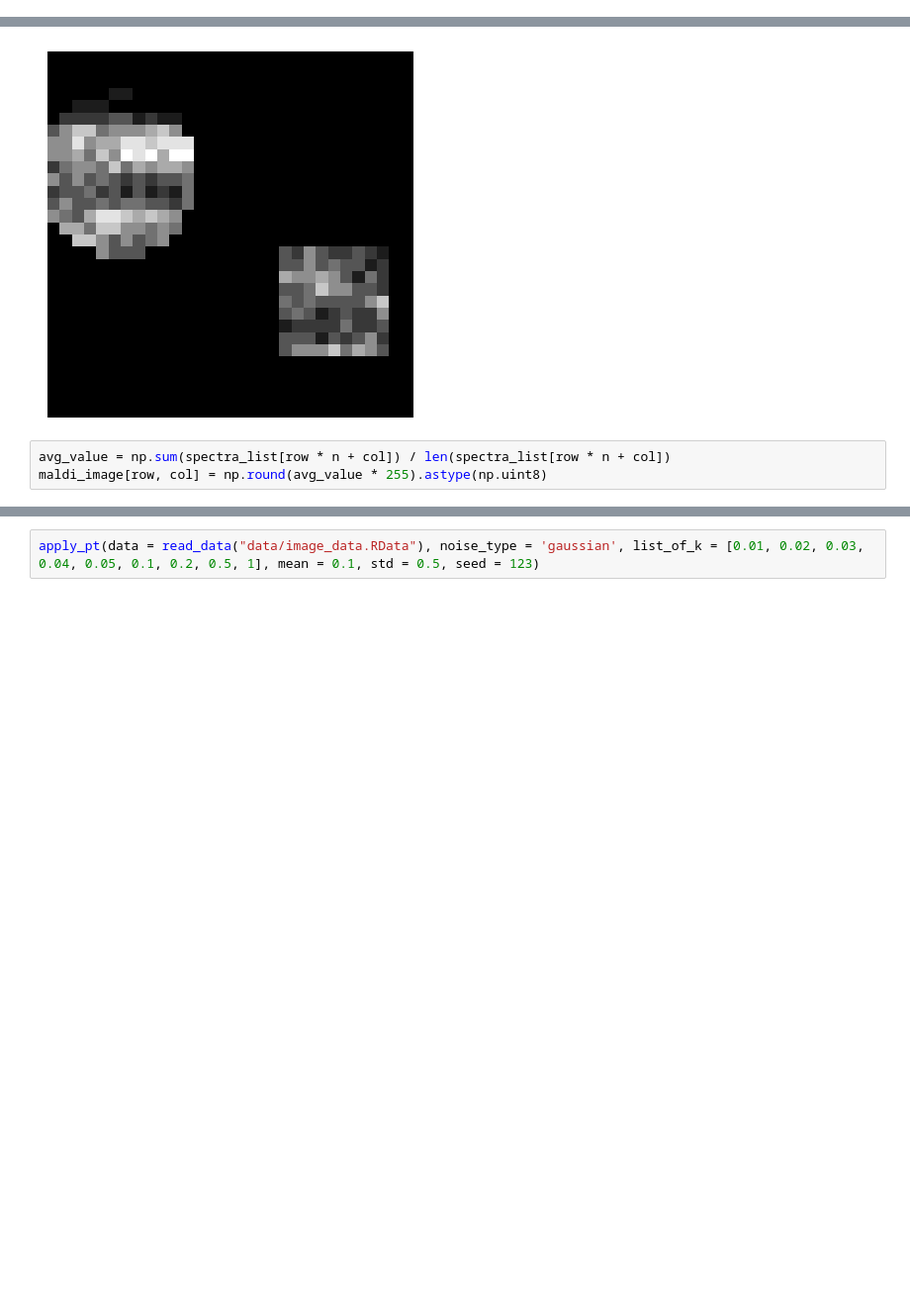
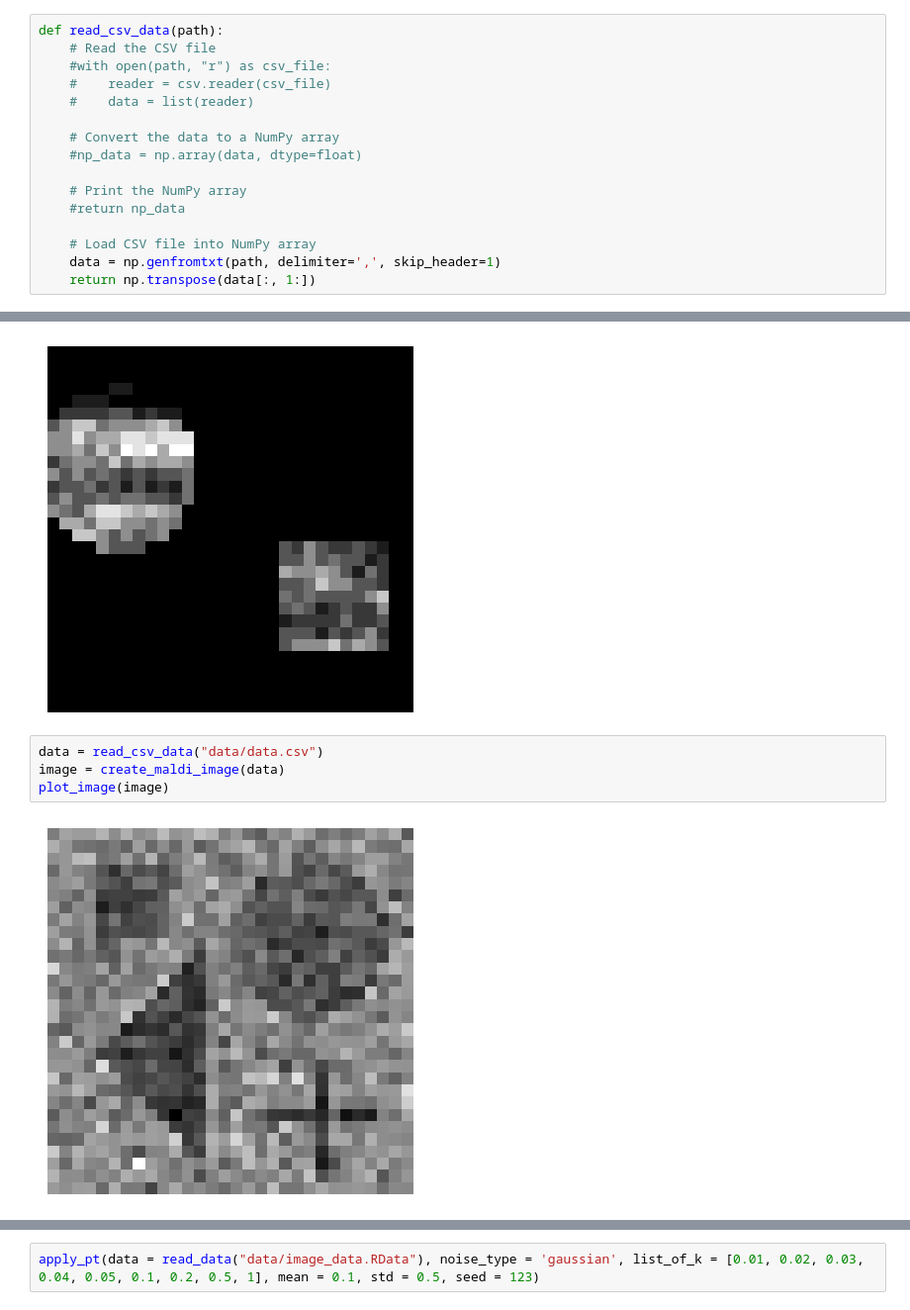
Before and after one commit to klailag/SupervisedTDAMethodForMALDI, a Jupyter notebook: Paper revision/simulation from r.ipynb, the cells around one changed output, grey strips where cells are left out. Shown: that part at 99% size. Saved outputs shown, nothing was run; the diff lists cells and outputs as text; blank space fills up the shorter version.

```diff
--- a/Paper revision/simulation from r.ipynb
+++ b/Paper revision/simulation from r.ipynb
@@ -175,6 +177,22 @@ def read_data(path):
     converted = rdata.conversion.convert(parsed)
     data = np.array(list(converted.values()))[0]
     return data
+# %%
+def read_csv_data(path):
+    # Read the CSV file
+    #with open(path, "r") as csv_file:
+    #    reader = csv.reader(csv_file)
+    #    data = list(reader)
+
+    # Convert the data to a NumPy array
+    #np_data = np.array(data, dtype=float)
+
+    # Print the NumPy array
+    #return np_data
+
+    # Load CSV file into NumPy array
+    data = np.genfromtxt(path, delimiter=',', skip_header=1)
+    return np.transpose(data[:, 1:])
 # %%
 def add_gaussian_noise(image, mean=0, std=1, seed=None):
     """Add Gaussian noise to a 2D numpy array."""
@@ -308,6 +334,9 @@ image = create_maldi_image(data)
 plot_image(image)
 # %% [output]
 [figure]
-# %%
-avg_value = np.sum(spectra_list[row * n + col]) / len(spectra_list[row * n + col])
-maldi_image[row, col] = np.round(avg_value * 255).astype(np.uint8)
+# %%
+data = read_csv_data("data/data.csv")
+image = create_maldi_image(data)
+plot_image(image)
+# %% [output]
+[figure, added]
```
Also changed, not shown: parts of 6 cells of this notebook, 12 other files.
